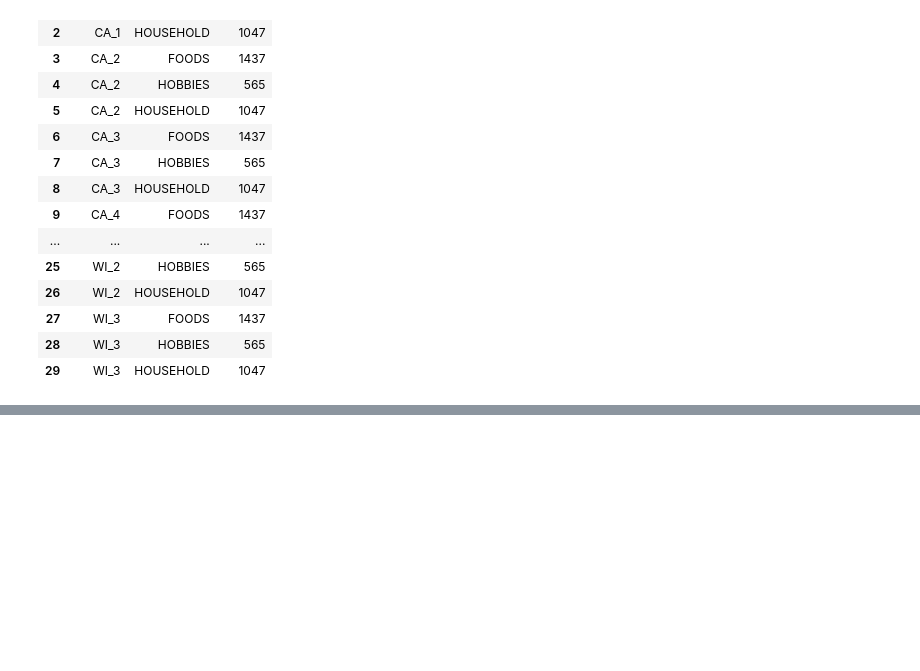
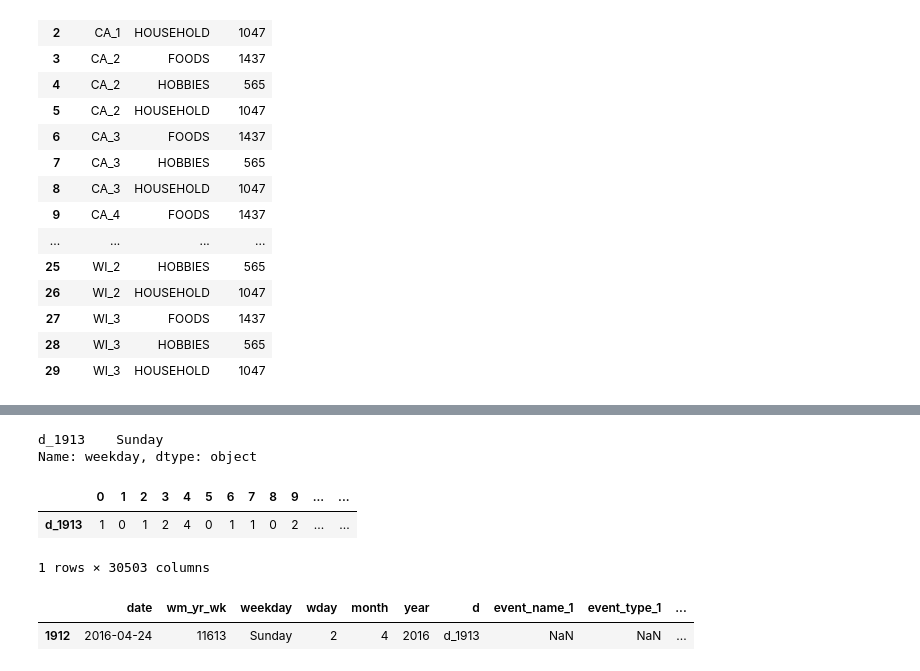
Before and after one commit to engrkassar/5.-MLND_Capstone_Project, a Jupyter notebook: start_trials_local.ipynb, the cells around one changed output, grey strips where cells are left out. Cells and saved outputs as stored; diff of their text form; code cells hidden in the pictures; blank space fills up the shorter version.

```diff
--- a/start_trials_local.ipynb
+++ b/start_trials_local.ipynb
@@ -360,0 +363,2 @@ fig.show()
+# %%
+transposed_sales_train_validation = sales_train_validation.T
@@ -360,0 +408,2 @@ fig.show()
+# %%
+sales_calendar = transposed_sales_train_validation.join(calendar.set_index('d'))
@@ -360,0 +426,16 @@ fig.show()
+# %%
+pd.DataFrame(sales_calendar.loc['d_1913']).T['weekday']
+# %% [output]
+d_1913    Sunday
+Name: weekday, dtype: object
+# %%
+pd.DataFrame(sales_calendar.loc['d_1913']).T
+# %% [output]
+|  | 0 | 1 | 2 | 3 | 4 | 5 | 6 | 7 | 8 | 9 | ... | ... |
+| d_1913 | 1 | 0 | 1 | 2 | 4 | 0 | 1 | 1 | 0 | 2 | ... | ... |
+1 rows × 30503 columns
+# %%
+calendar[calendar['d']=='d_1913']
+# %% [output]
+|  | date | wm_yr_wk | weekday | wday | month | year | d | event_name_1 | event_type_1 | ... |
+| 1912 | 2016-04-24 | 11613 | Sunday | 2 | 4 | 2016 | d_1913 | NaN | NaN | ... |
```
Also changed, not shown: parts of 9 cells of this notebook.
